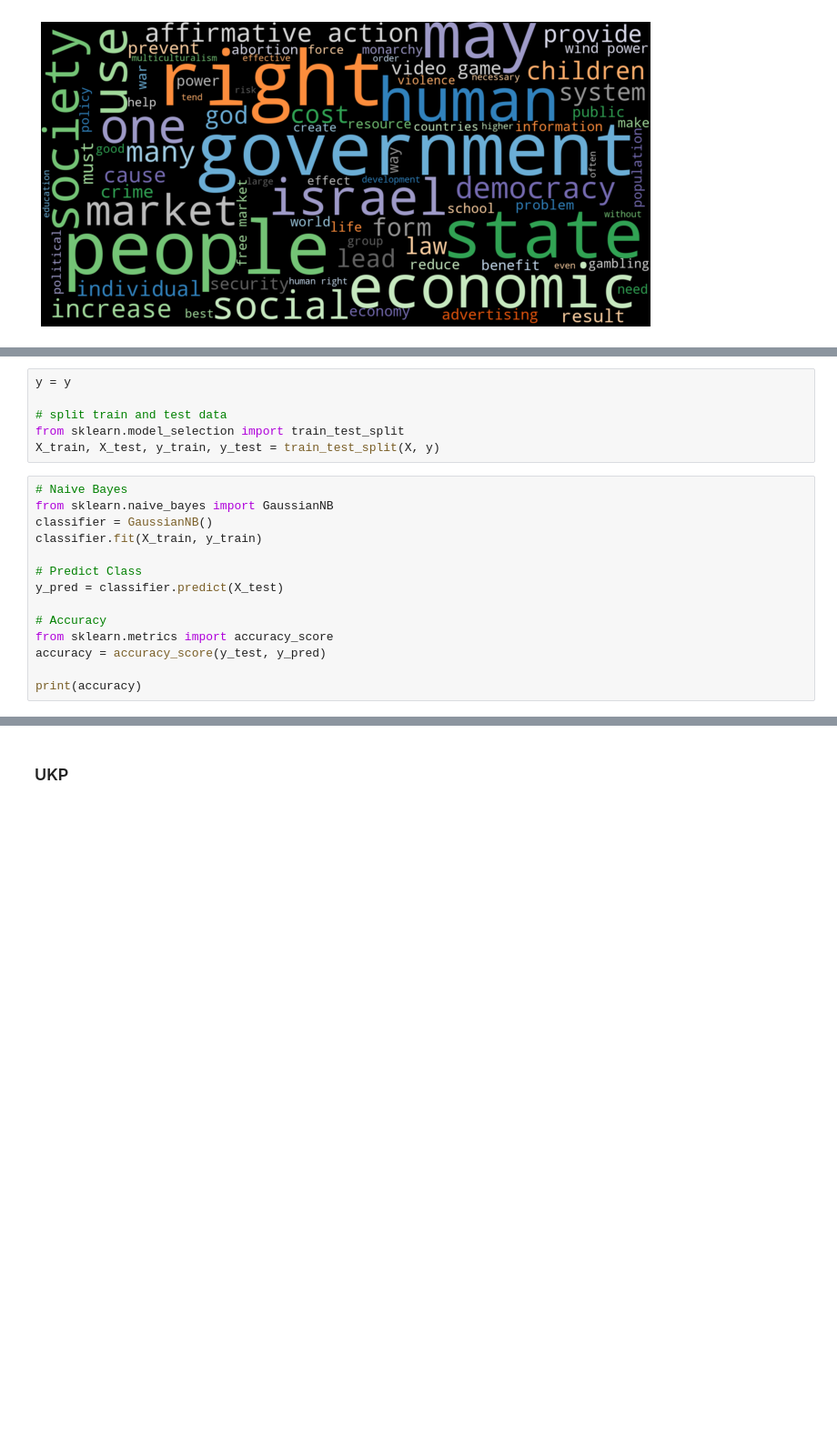
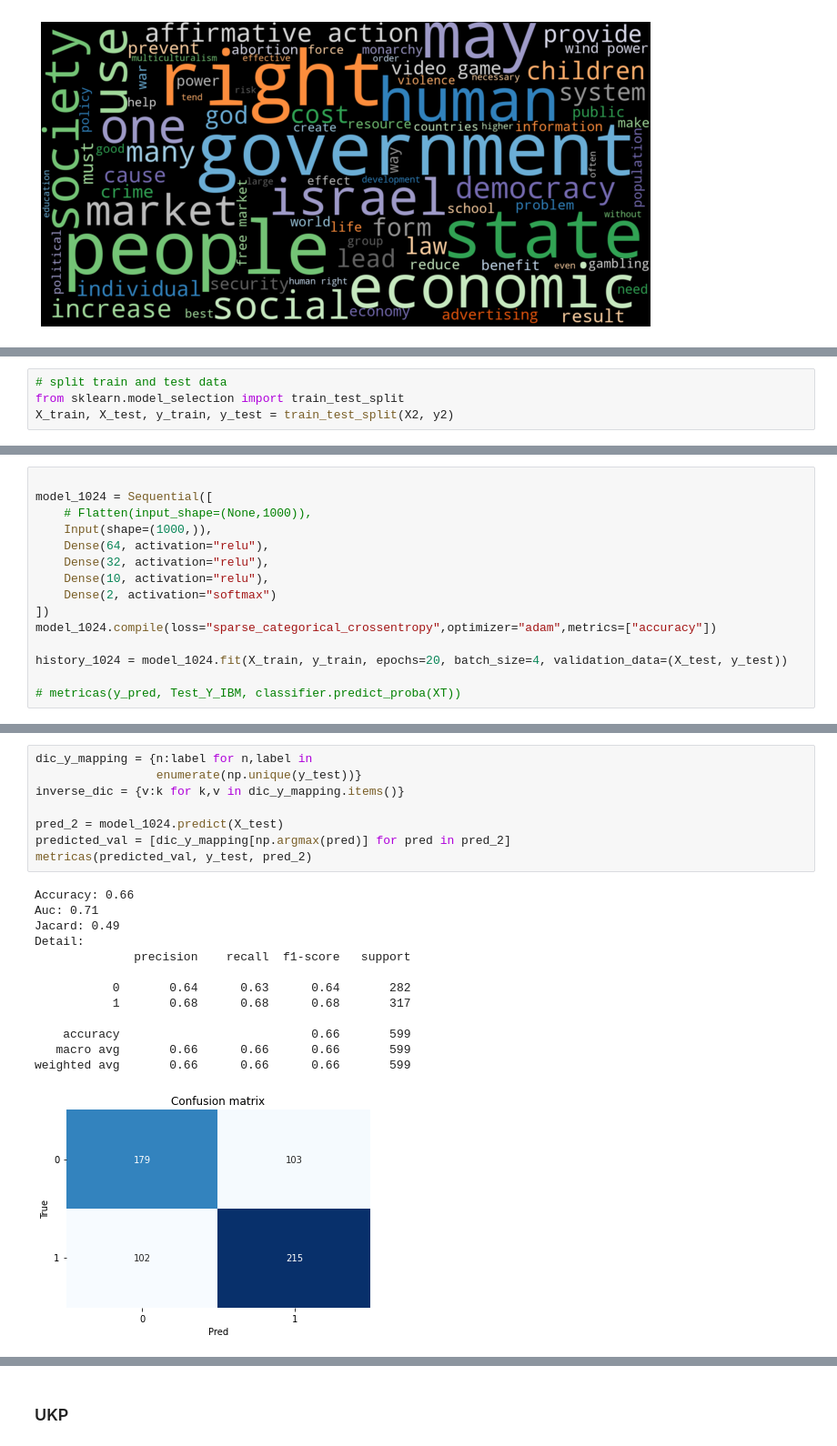
Before and after one commit to adrianoduque97/argument-minning, a Jupyter notebook: ArgumentMinning_TFM.ipynb, the cells around one changed output, grey strips where cells are left out. Shown at 91% size. Cells and saved outputs as stored; diff of their text form; blank space fills up the shorter version.

Commit message:
Add Jacard index and BOW implementation

```diff
--- a/ArgumentMinning_TFM.ipynb
+++ b/ArgumentMinning_TFM.ipynb
@@ -1130,20 +1210,4 @@ X = matrix.fit_transform(X).toarray()
 # %%
-y = y
-
 # split train and test data
 from sklearn.model_selection import train_test_split
-X_train, X_test, y_train, y_test = train_test_split(X, y)
+X_train, X_test, y_train, y_test = train_test_split(X2, y2)
-# %%
-# Naive Bayes
-from sklearn.naive_bayes import GaussianNB
-classifier = GaussianNB()
-classifier.fit(X_train, y_train)
-
-# Predict Class
-y_pred = classifier.predict(X_test)
-
-# Accuracy
-from sklearn.metrics import accuracy_score
-accuracy = accuracy_score(y_test, y_pred)
-
-print(accuracy)
@@ -1151,0 +1224,15 @@ print(accuracy)
+# %%
+
+model_1024 = Sequential([
+    # Flatten(input_shape=(None,1000)),
+    Input(shape=(1000,)),
+    Dense(64, activation="relu"),
+    Dense(32, activation="relu"),
+    Dense(10, activation="relu"),
+    Dense(2, activation="softmax")
+])
+model_1024.compile(loss="sparse_categorical_crossentropy",optimizer="adam",metrics=["accuracy"])
+
+history_1024 = model_1024.fit(X_train, y_train, epochs=20, batch_size=4, validation_data=(X_test, y_test))
+
+# metricas(y_pred, Test_Y_IBM, classifier.predict_proba(XT))
@@ -1151,0 +1257,22 @@ print(accuracy)
+# %%
+dic_y_mapping = {n:label for n,label in
+                 enumerate(np.unique(y_test))}
+inverse_dic = {v:k for k,v in dic_y_mapping.items()}
+
+pred_2 = model_1024.predict(X_test)
+predicted_val = [dic_y_mapping[np.argmax(pred)] for pred in pred_2]
+metricas(predicted_val, y_test, pred_2)
+# %% [output]
+Accuracy: 0.66
+Auc: 0.71
+Jacard: 0.49
+Detail:
+              precision    recall  f1-score   support
+
+           0       0.64      0.63      0.64       282
+           1       0.68      0.68      0.68       317
+
+    accuracy                           0.66       599
+   macro avg       0.66      0.66      0.66       599
+weighted avg       0.66      0.66      0.66       599
+[figure, added]
```
Also changed, not shown: parts of 35 cells of this notebook.
